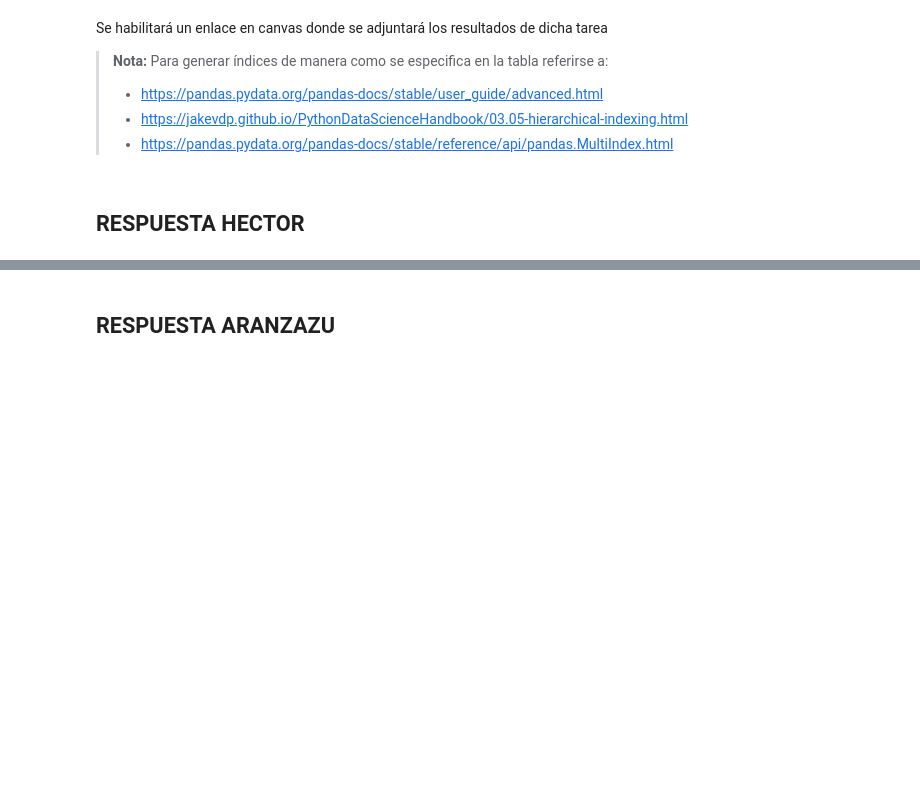
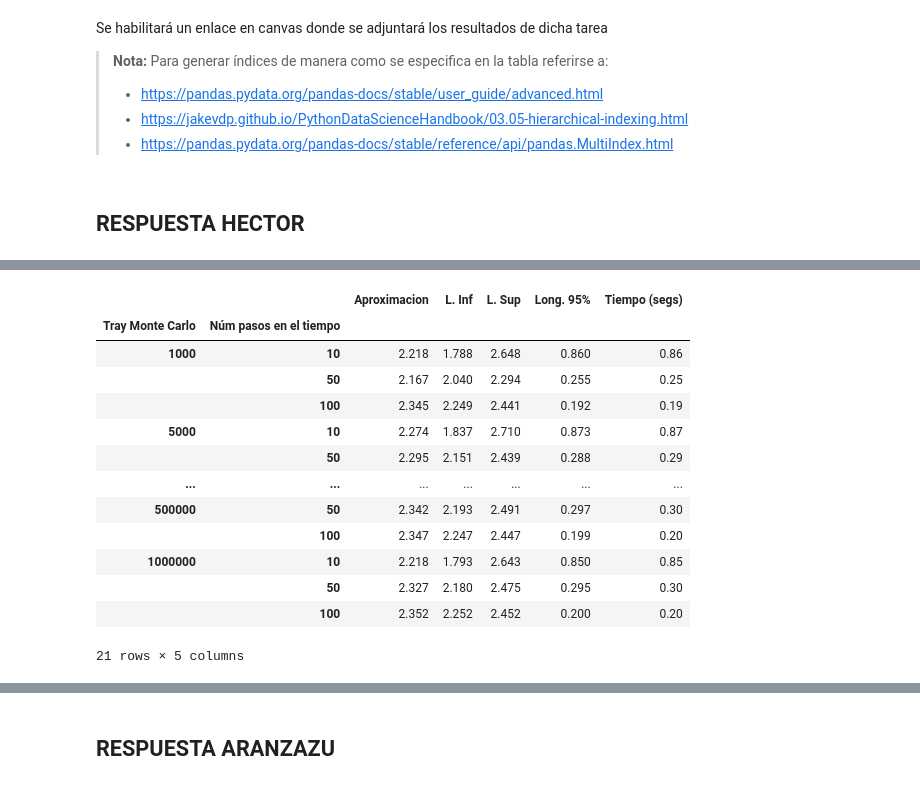
Before and after one commit to Aranzazu-R/Tarea9y10_HectorChavez_AranzazuRendon, a Jupyter notebook: Tarea10_simulación.ipynb, the cells around one changed output, grey strips where cells are left out. Saved outputs shown, nothing was run; the diff lists cells and outputs as text; code cells hidden in the pictures; blank space fills up the shorter version.

```diff
--- a/Tarea10_simulación.ipynb
+++ b/Tarea10_simulación.ipynb
@@ -34,0 +204,30 @@ Se habilitará un enlace en canvas donde se adjuntará los resultados de dicha t
+# %%
+indx = pd.MultiIndex(levels=[NbTraj,NbStep],codes = [[0,0,0,1,1,1,2,2,2,3,3,3,4,4,4,5,5,5,6,6,6],[0,1,2,0,1,2,0,1,2,0,1,2,0,1,2,0,1,2,0,1,2]])
+aprox_Riem_put = np.array([M_Riem_put[0][0][0],M_Riem_put[0][1][0],M_Riem_put[0][2][0],M_Riem_put[1][0][0],M_Riem_put[1][1][0],M_Riem_put[1][2][0],M_Riem_put[2][0][0],M_Riem_put[2][1][0],M_Riem_put[2][2][0],M_Riem_put[3][0][0],M_Riem_put[3][1][0],M_Riem_put[3][2][0],M_Riem_put[4][0][0],M_Riem_put[4][1][0],M_Riem_put[4][2][0],M_Riem_put[5][0][0],M_Riem_put[5][1][0],M_Riem_put[5][2][0],M_Riem_put[6][0][0],M_Riem_put[6][1][0],M_Riem_put[6][2][0]])
+Linf_Riem_put= np.array([M_Riem_put[0][0][1],M_Riem_put[0][1][1],M_Riem_put[0][2][1],M_Riem_put[1][0][1],M_Riem_put[1][1][1],M_Riem_put[1][2][1],M_Riem_put[2][0][1],M_Riem_put[2][1][1],M_Riem_put[2][2][1],M_Riem_put[3][0][1],M_Riem_put[3][1][1],M_Riem_put[3][2][1],M_Riem_put[4][0][1],M_Riem_put[4][1][1],M_Riem_put[4][2][1],M_Riem_put[5][0][1],M_Riem_put[5][1][1],M_Riem_put[5][2][1],M_Riem_put[6][0][1],M_Riem_put[6][1][1],M_Riem_put[6][2][1]])
+Lsup_Riem_put = np.array([M_Riem_put[0][0][2],M_Riem_put[0][1][2],M_Riem_put[0][2][2],M_Riem_put[1][0][2],M_Riem_put[1][1][2],M_Riem_put[1][2][2],M_Riem_put[2][0][2],M_Riem_put[2][1][2],M_Riem_put[2][2][2],M_Riem_put[3][0][2],M_Riem_put[3][1][2],M_Riem_put[3][2][2],M_Riem_put[4][0][2],M_Riem_put[4][1][2],M_Riem_put[4][2][2],M_Riem_put[5][0][2],M_Riem_put[5][1][2],M_Riem_put[5][2][2],M_Riem_put[6][0][2],M_Riem_put[6][1][2],M_Riem_put[6][2][2]])
+Ldiff_Riem_put = np.array(Lsup_Riem_put-Linf_Riem_put)
+tiempos_Riem_put = np.array([M_Riem_put[0][0][3],M_Riem_put[0][1][3],M_Riem_put[0][2][3],M_Riem_put[1][0][3],M_Riem_put[1][1][3],M_Riem_put[1][2][3],M_Riem_put[2][0][3],M_Riem_put[2][1][3],M_Riem_put[2][2][3],M_Riem_put[3][0][3],M_Riem_put[3][1][3],M_Riem_put[3][2][3],M_Riem_put[4][0][3],M_Riem_put[4][1][3],M_Riem_put[4][2][3],M_Riem_put[5][0][3],M_Riem_put[5][1][3],M_Riem_put[5][2][3],M_Riem_put[6][0][3],M_Riem_put[6][1][3],M_Riem_put[6][2][3]])
+tabla_Riem_put = pd.DataFrame(index=indx,columns=['Aproximacion','L. Inf','L. Sup','Long. 95%','Tiempo (segs)'])
+tabla_Riem_put.index.names = (['Tray Monte Carlo','Núm pasos en el tiempo'])
+tabla_Riem_put['Aproximacion'] = aprox_Riem_put
+tabla_Riem_put['L. Inf'] = Linf_Riem_put
+tabla_Riem_put['L. Sup'] = Lsup_Riem_put
+tabla_Riem_put['Long. 95%'] = Ldiff_Riem_put
+tabla_Riem_put['Tiempo (segs)'] = np.round(tiempos_Riem_put,2)
+tabla_Riem_put
+# %% [output]
+|  |  | Aproximacion | L. Inf | L. Sup | Long. 95% | Tiempo (segs) |
+| Tray Monte Carlo | Núm pasos en el tiempo |  |  |  |  |  |
+| 1000 | 10 | 2.218 | 1.788 | 2.648 | 0.860 | 0.86 |
+|  | 50 | 2.167 | 2.040 | 2.294 | 0.255 | 0.25 |
+|  | 100 | 2.345 | 2.249 | 2.441 | 0.192 | 0.19 |
+| 5000 | 10 | 2.274 | 1.837 | 2.710 | 0.873 | 0.87 |
+|  | 50 | 2.295 | 2.151 | 2.439 | 0.288 | 0.29 |
+| ... | ... | ... | ... | ... | ... | ... |
+| 500000 | 50 | 2.342 | 2.193 | 2.491 | 0.297 | 0.30 |
+|  | 100 | 2.347 | 2.247 | 2.447 | 0.199 | 0.20 |
+| 1000000 | 10 | 2.218 | 1.793 | 2.643 | 0.850 | 0.85 |
+|  | 50 | 2.327 | 2.180 | 2.475 | 0.295 | 0.30 |
+|  | 100 | 2.352 | 2.252 | 2.452 | 0.200 | 0.20 |
+21 rows × 5 columns
```
Also changed, not shown: parts of 12 cells of this notebook.
